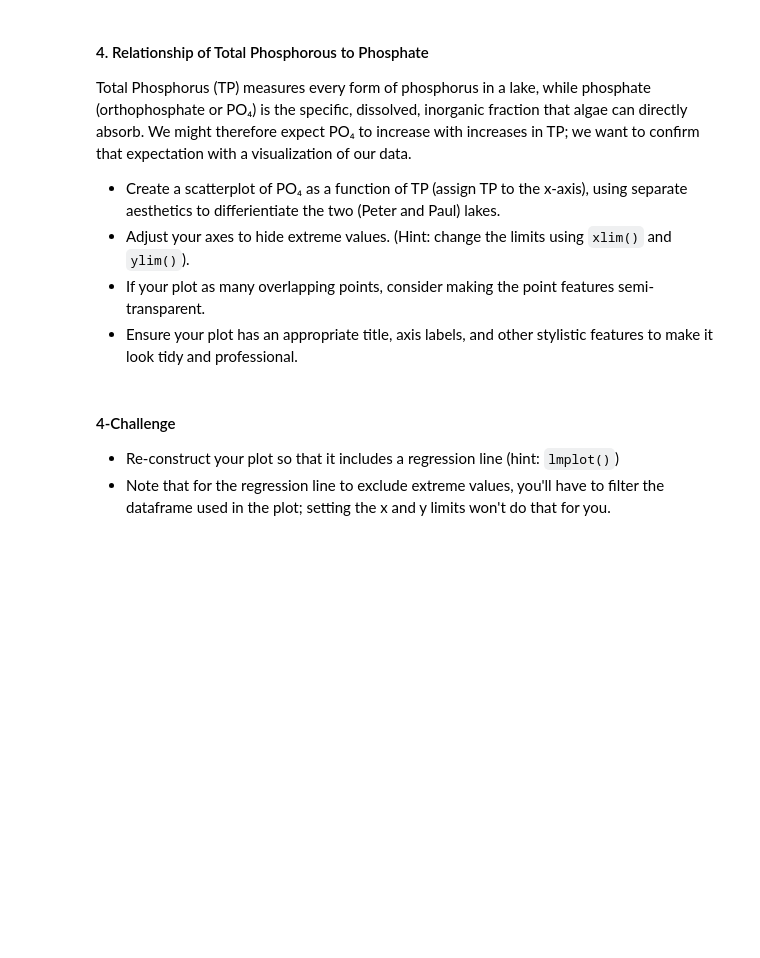
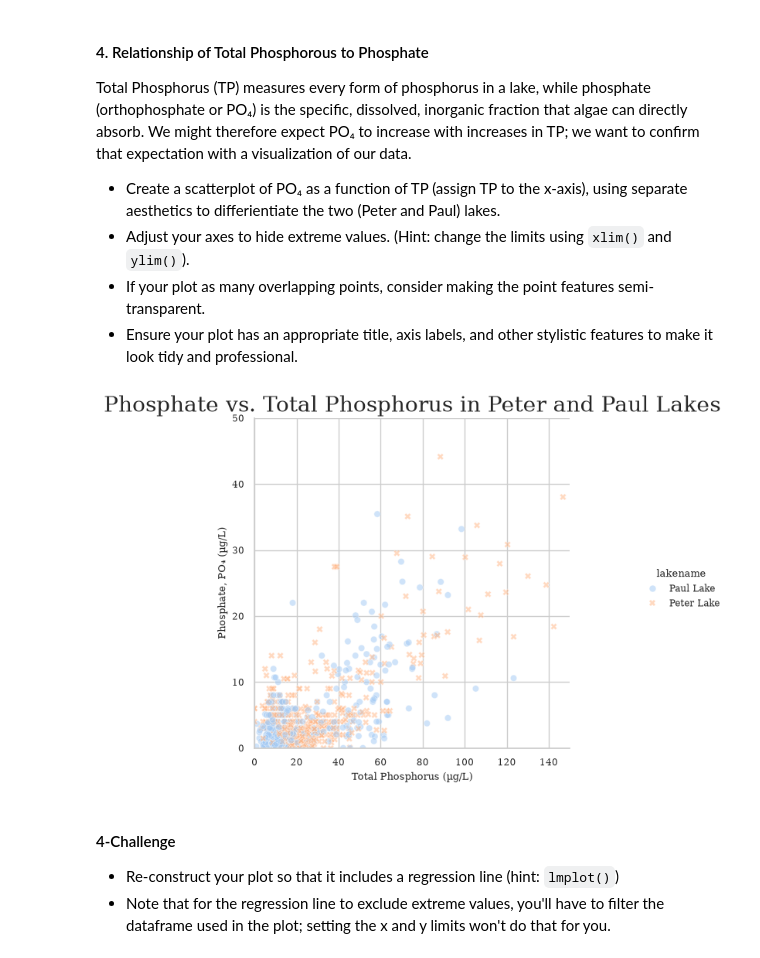
Before and after one commit to peytonrsmith/ENV700, a Jupyter notebook: assignments/A5-DataVisualization.ipynb, the cells around one changed output. Cells and saved outputs as stored; diff of their text form; code cells hidden in the pictures; blank space fills up the shorter version.

Commit message:
assignment 5 precheck over

```diff
--- a/assignments/A5-DataVisualization.ipynb
+++ b/assignments/A5-DataVisualization.ipynb
@@ -20,5 +24,8 @@ As always, address the tasks below to the best of your ability. Be sure to ask i
 # %%
 # 1.2 Paths
+project_fldr = Path.cwd().parent
+raw_fldr = project_fldr /'assignments'/'data' / 'raw'
+processed_fldr = project_fldr /'assignments'/ 'data' / 'processed'/'processed_KEY'
 # %% [markdown]
 #### 2. Ingest Data & Wrangle
 * 2.1 NTL LTER data for Peter and Paul Lakes
@@ -33,5 +40,15 @@ As always, address the tasks below to the best of your ability. Be sure to ask i
     - Display the first 5 records of the dataframe
 # %%
 # 2.1.1 Import the NTL_LTER dataset as a dataframe, converting the sampledate field to a datetime object
+NTL_LTER = (
+    pd.read_csv(
+        processed_fldr/'NTL-LTER_Lake_Chemistry_Nutrients_PeterPaul_Processed.csv'
+    ,
+        parse_dates=['sampledate'])
+)
+NTL_LTER['month_abb'] = pd.Categorical(
+    values = NTL_LTER['sampledate'].dt.month_name().str[:3],
+    categories=calendar.month_abbr[1:]
+)
 # %%
 # 2.1.2 Create a month column to be an ordered categorical data type with levels for all months.
@@ -50,6 +123,14 @@ As always, address the tasks below to the best of your ability. Be sure to ask i
 * Set the theme's runtime configuration (`rc`) so that plots have a *title size* of 20 and use a serif *font family*.
 # %%
 #3. Set the seaborn theme
+sns.set_theme(style='whitegrid',
+              context='notebook',
+              palette= "pastel",
+              font_scale=0.8,
+              rc={
+                  "axes.titlesize": 20,
+                  "font.family": "serif"}
+ )
 # %% [markdown]
 #### 4. Relationship of Total Phosphorous to Phosphate
 Total Phosphorus (TP) measures every form of phosphorus in a lake, while phosphate (orthophosphate or PO₄) is the specific, dissolved, inorganic fraction that algae can directly absorb. We might therefore expect PO₄ to increase with increases in TP; we want to confirm that expectation with a visualization of our data.
@@ -59,6 +140,23 @@ Total Phosphorus (TP) measures every form of phosphorus in a lake, while phospha
 - Ensure your plot has an appropriate title, axis labels, and other stylistic features to make it look tidy and professional.
 # %%
 # 4. Create a scatterplot of PO4 vs TP
+g = sns.relplot(
+    data=NTL_LTER,
+    x="tp_ug",
+    y="po4",
+    hue="lakename",
+    style="lakename",
+    alpha=0.5,
+    kind="scatter",
+).set(
+    title="Phosphate vs. Total Phosphorus in Peter and Paul Lakes",
+    xlabel="Total Phosphorus (µg/L)",
+    ylabel="Phosphate, PO₄ (µg/L)",
+    xlim=(0, 150),
+    ylim=(0, 50),
+);
+# %% [output]
+[figure, added]
 # %% [markdown]
 #### 4-Challenge
 * Re-construct your plot so that it includes a regression line (hint: `lmplot()`)
```
Also changed, not shown: parts of 15 cells of this notebook.
